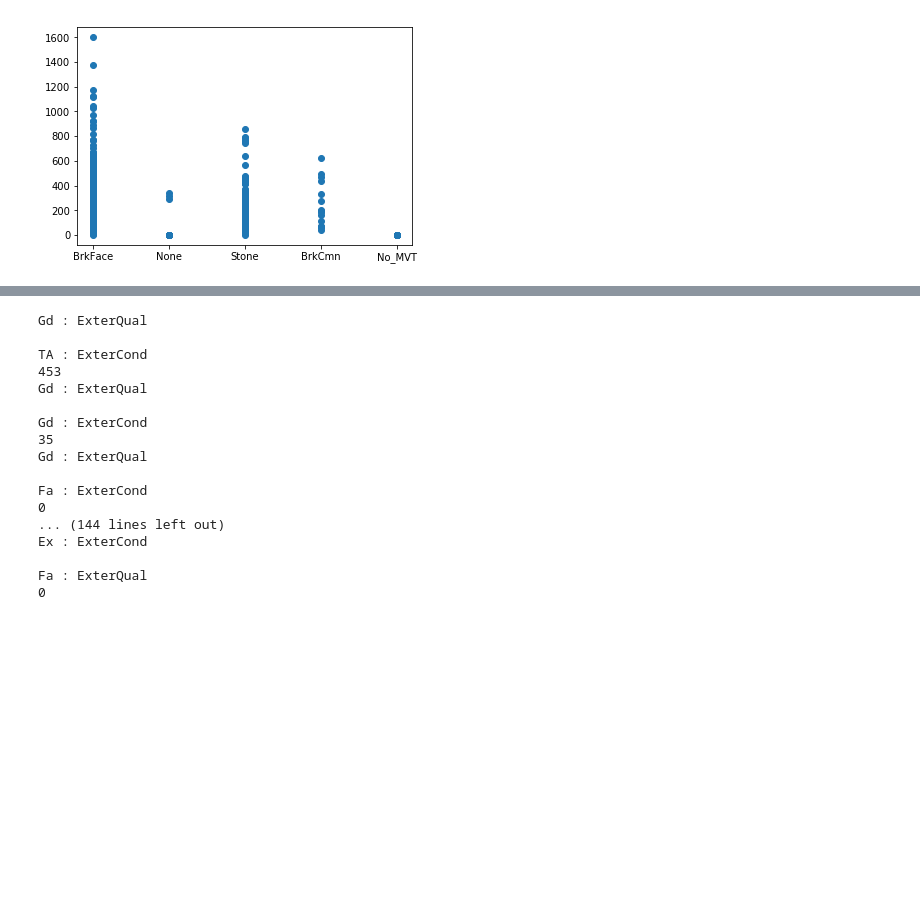
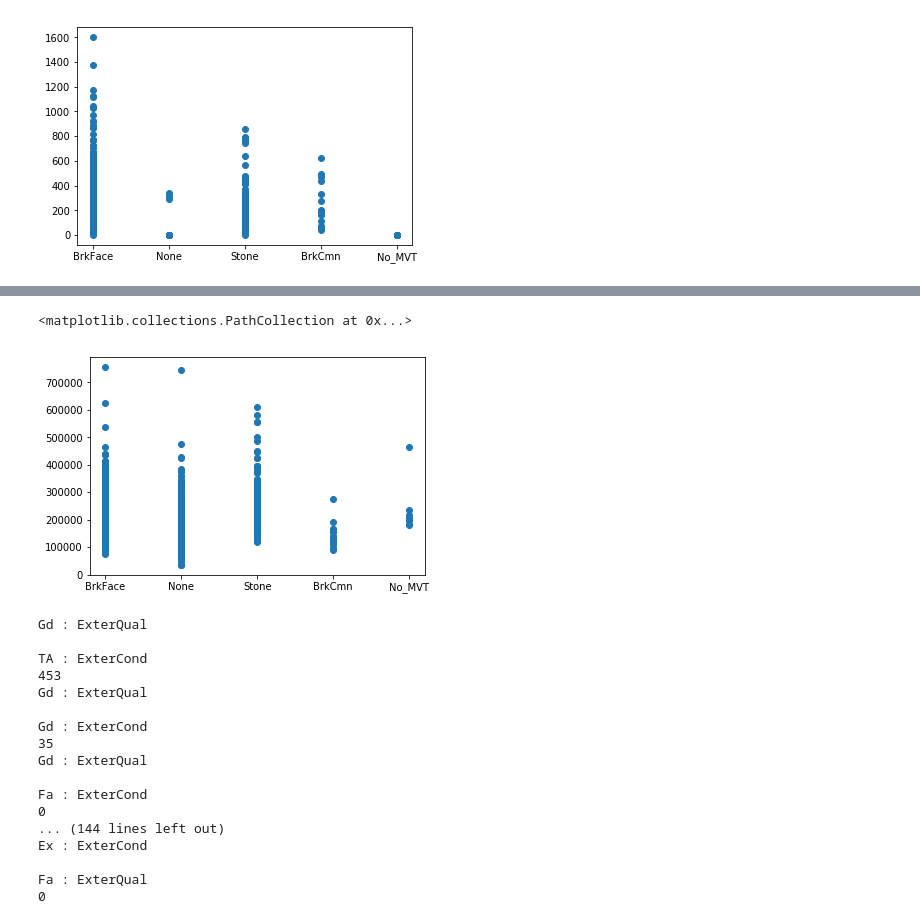
Before and after one commit to jimmy-jing/housing_ml, a Jupyter notebook: jj_dum_stan.ipynb, the cells around one changed output, grey strips where cells are left out. Drawn from its saved outputs; the diff is of its cells as text; code cells hidden in the pictures; blank space fills up the shorter version.

```diff
--- a/jj_dum_stan.ipynb
+++ b/jj_dum_stan.ipynb
@@ -795,3 +805,8 @@ plt.scatter(housing.MasVnrType,housing.MasVnrArea)
+# %%
+plt.scatter(housing.MasVnrType, housing.SalePrice)
+# %% [output]
+<matplotlib.collections.PathCollection at 0x...>
+[figure, added]
 # %%
 categorical_matrix(['ExterQual','ExterCond'])
 # %% [output]
```
Also changed, not shown: parts of 8 cells of this notebook, 5 other files.
